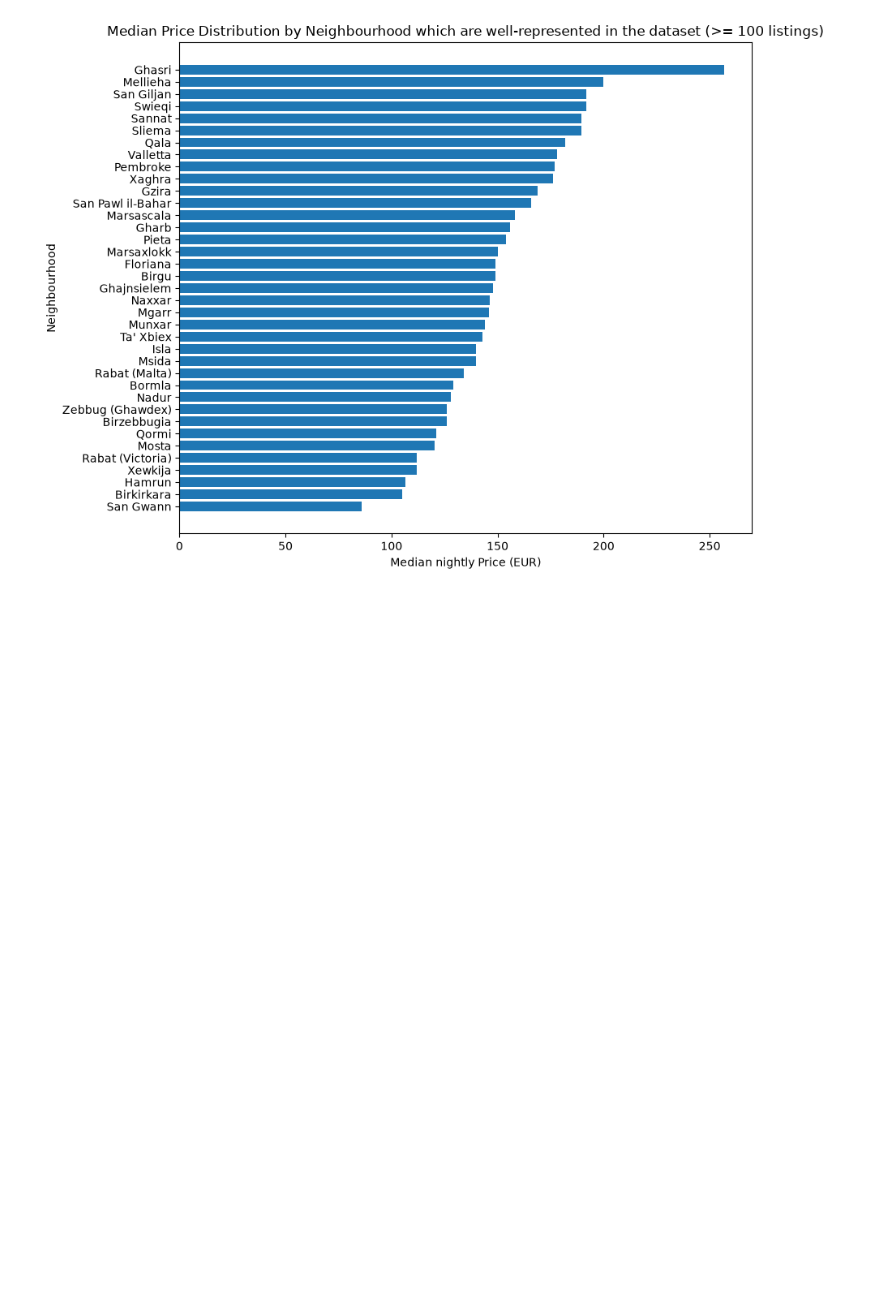
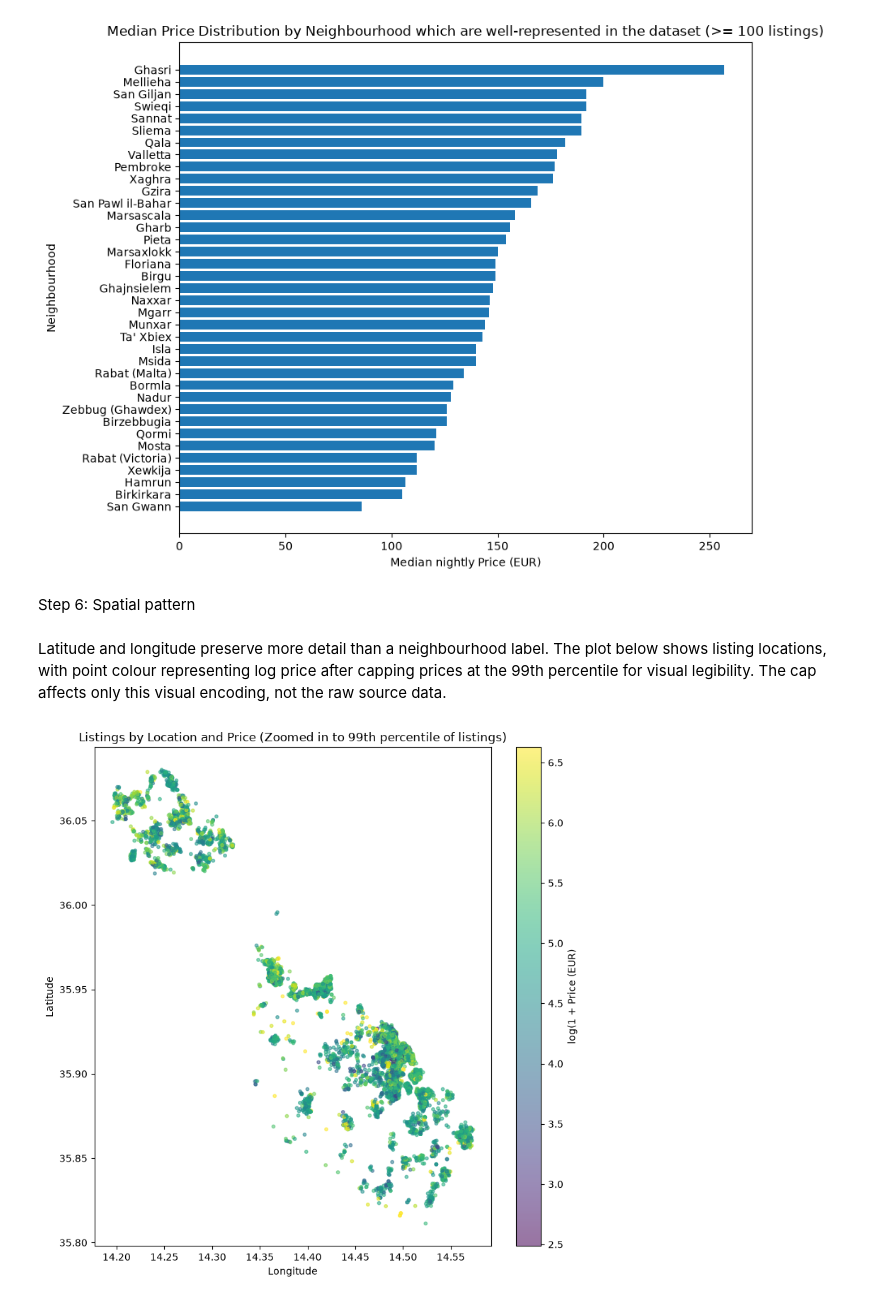
Before and after one commit to dev-deg/aci-26-pt, a Jupyter notebook: case-study/summary-eda.ipynb, the cells around one changed output. Cells and saved outputs as stored; diff of their text form; code cells hidden in the pictures; blank space fills up the shorter version.

```diff
--- a/case-study/summary-eda.ipynb
+++ b/case-study/summary-eda.ipynb
@@ -380,3 +380,29 @@ plt.show()
 | Ghasri | 55 | 257.00 | 295.69 | 145.00 | 422.50 |
 67 rows × 5 columns
 [figure]
+# %% [markdown]
+Step 6: Spatial pattern
+# %% [markdown]
+Latitude and longitude preserve more detail than a neighbourhood label. The plot below shows listing locations, with point colour representing log price after capping prices at the 99th percentile for visual legibility. The cap affects only this visual encoding, not the raw source data.
+# %%
+spatial = listings_clean.copy()
+spatial['price_for_map'] = spatial['price'].clip(upper=p99)
+plt.figure(figsize=(8,8))
+
+sc = plt.scatter(
+    spatial['longitude'],
+    spatial['latitude'],
+    c=np.log1p(spatial['price_for_map']),
+    cmap='viridis',
+    alpha=0.55,
+    s=10,
+)
+
+plt.colorbar(sc, label='log(1 + Price (EUR)')
+plt.xlabel("Longitude")
+plt.ylabel("Latitude")
+plt.title("Listings by Location and Price (Zoomed in to 99th percentile of listings)")
+plt.tight_layout()
+plt.show()
+# %% [output]
+[figure, added]
```
Also changed, not shown: parts of 13 cells of this notebook.
